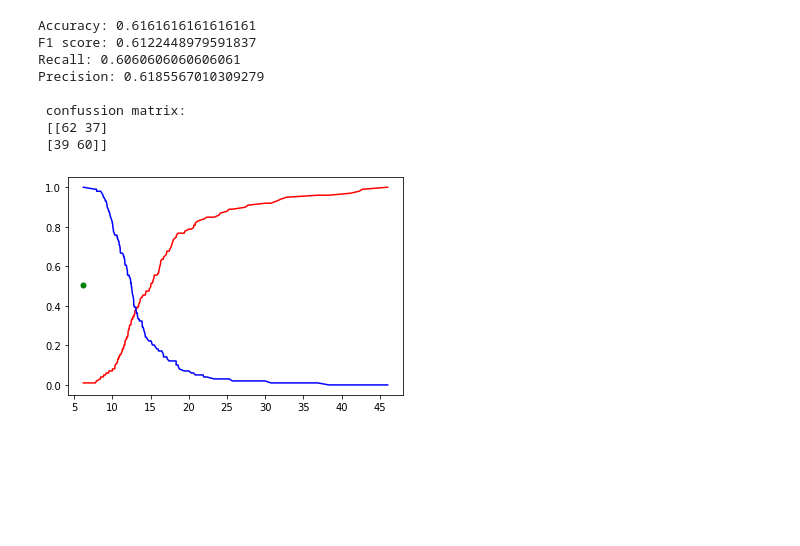
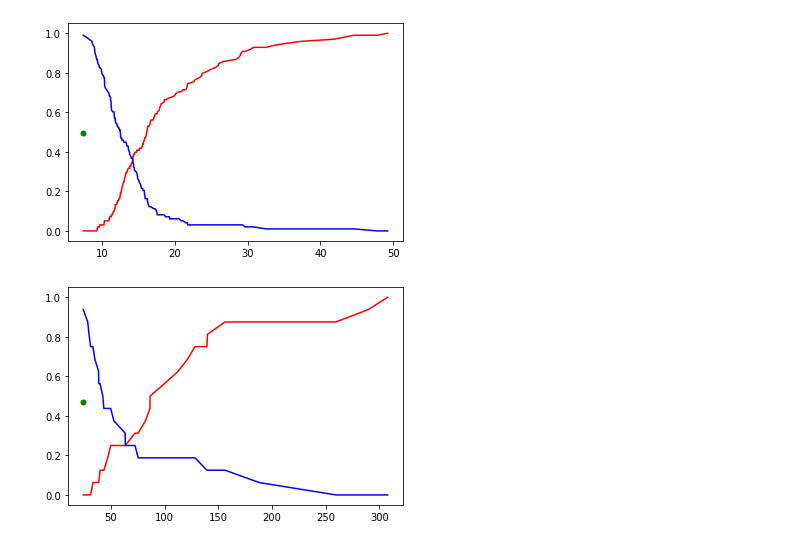
Before and after one commit to matuskovac/Diploma-thesis, a Jupyter notebook: scripts/LogIn_Preprocessing.ipynb, the cells around one changed output. Drawn from its saved outputs; the diff is of its cells as text; code cells hidden in the pictures; blank space fills up the shorter version.

Commit message:
add splitting by pattern, first model

```diff
--- a/scripts/LogIn_Preprocessing.ipynb
+++ b/scripts/LogIn_Preprocessing.ipynb
@@ -211,7 +213,8 @@ all_features = pd.read_csv(path_to_featutes + "all_feautures.csv")
 all_features = all_features.dropna(thresh=80)
 if (user_name_column in columns_to_identificate_features):
     columns_to_identificate_features.remove(user_name_column)
+    columns_to_identificate_features.remove("id")
 all_features.drop(columns=columns_to_identificate_features, inplace=True)
 
-train_x_columns = [x for x in list(all_features.columns) if x != user_name_column]
+train_x_columns = [x for x in list(all_features.columns) if x != user_name_column and x != 'id']
 train_y_columns = user_name_column
@@ -254,9 +252,9 @@ print(treshold_for_knn)
 # %%
-treshold_for_knn=13
+treshold_for_knn=0
 # %%
 def split_to_train_test(df, users_to_train):
 
-    df_shuffled = df.sample(frac=1, random_state=10).reset_index(drop=True)
+    df_shuffled = df.sample(frac=1, random_state=20).reset_index(drop=True)
 
     mask = [True if x[user_name_column] in users_to_train else False for i, x in df_shuffled.iterrows()]
     df_owner = df_shuffled[mask]
@@ -264,8 +262,8 @@ def split_to_train_test(df, users_to_train):
     mask2 = [True if x[user_name_column] not in users_to_train else False for i, x in df_shuffled.iterrows()]
     df_others = df_shuffled[mask2]
 
-    df_train = df_owner[:int(len(df_owner)*0.8)]
-    df_test = df_owner[int(len(df_owner)*0.8):]
+    df_train = df_owner[:round(len(df_owner)*0.8)]
+    df_test = df_owner[round(len(df_owner)*0.8):]
     df_test = df_test.append(df_others[:len(df_test)])
 
     scaler = StandardScaler()
@@ -274,6 +272,36 @@ def split_to_train_test(df, users_to_train):
     df_test[train_x_columns] = scaler.transform(df_test[train_x_columns])
 
     return df_train, df_test
+
+def split_to_train_test_by_pattern(df, users_to_train):
+
+    df_shuffled = df.sample(frac=1, random_state=20).reset_index(drop=True)
+
+    mask = [True if x[user_name_column] in users_to_train else False for i, x in df_shuffled.iterrows()]
+    df_owner = df_shuffled[mask]
+
+    mask = [True if x[user_name_column] not in users_to_train else False for i, x in df_shuffled.iterrows()]
+    df_others = df_shuffled[mask]
+
+
+    unique_owners_patern_id = df_owner['id'].unique()
+    paterns_id_to_train_owners = unique_owners_patern_id[:round(len(unique_owners_patern_id)*0.8)]
+    paterns_id_to_test_owners = unique_owners_patern_id[round(len(unique_owners_patern_id)*0.8):]
+
+    mask = [True if x['id'] in paterns_id_to_train_owners else False for i, x in df_owner.iterrows()]
+    df_train = df_owner[mask]
+
+    mask = [True if x['id'] in paterns_id_to_test_owners else False for i, x in df_owner.iterrows()]
+    df_test = df_owner[mask]
+
+    paterns_id_to_test_from_others = df_others['id'].unique()[:len(paterns_id_to_test_owners)]
+    mask = [True if x['id'] in paterns_id_to_test_from_others else False for i, x in df_others.iterrows()]
+    df_test = df_test.append(df_others[mask])
+
+    return df_train, df_test
+# %%
+selected_owners = ['mino']
+df_train, df_test = split_to_train_test_by_pattern(all_features, selected_owners)
 # %%
 def unify_y_column_format(test_y, predicted, selected_owners, treshold):
     test_converted = [1 if i in selected_owners else 0 for i in test_y]
@@ -316,25 +344,39 @@ def plot_far_eer(test_y_raw, tresholds):
 # %%
 selected_owners = ['mino']
 df_train, df_test = split_to_train_test(all_features, selected_owners)
 
 if not delete_nan_features:
     df_train, df_test =  use_imputation(df_train, df_test, train_x_columns)
 
 predicted = use_knn(df_train[train_x_columns],df_test[train_x_columns])
 tresholds=list(itertools.chain.from_iterable(predicted[0]))
 
+
 test_y, predicted_y = unify_y_column_format(df_test[train_y_columns], tresholds, selected_owners,treshold_for_knn)
 
-show_results(test_y,predicted_y)
+# show_results(test_y,predicted_y)
 
 plot_far_eer(df_test[train_y_columns].reset_index(drop=True),tresholds)
 # %% [output]
-Accuracy: 0.6161616161616161
-F1 score: 0.6122448979591837
-Recall: 0.6060606060606061
-Precision: 0.6185567010309279
-
- confussion matrix:
- [[62 37]
- [39 60]]
-[figure, old version]
+[figure, new version]
+# %%
+selected_owners = ['mino']
+df_train, df_test = split_to_train_test_by_pattern(all_features, selected_owners)
+
+if not delete_nan_features:
+    df_train, df_test =  use_imputation(df_train, df_test, train_x_columns)
+
+predicted = use_knn(df_train[train_x_columns],df_test[train_x_columns])
+tresholds=list(itertools.chain.from_iterable(predicted[0]))
+
+df_test =  df_test[[train_y_columns,'id']]
+df_test['prediction'] = tresholds
+
+
+nieco=df_test.groupby([train_y_columns,'id']).median()
+nieco=nieco.reset_index().drop('id', axis=1)
+
+test_y, predicted_y = unify_y_column_format(nieco[train_y_columns], nieco['prediction'], selected_owners,treshold_for_knn)
+plot_far_eer(nieco[train_y_columns],nieco['prediction'])
+# %% [output]
+[figure, added]
```
Also changed, not shown: parts of 4 cells of this notebook.
